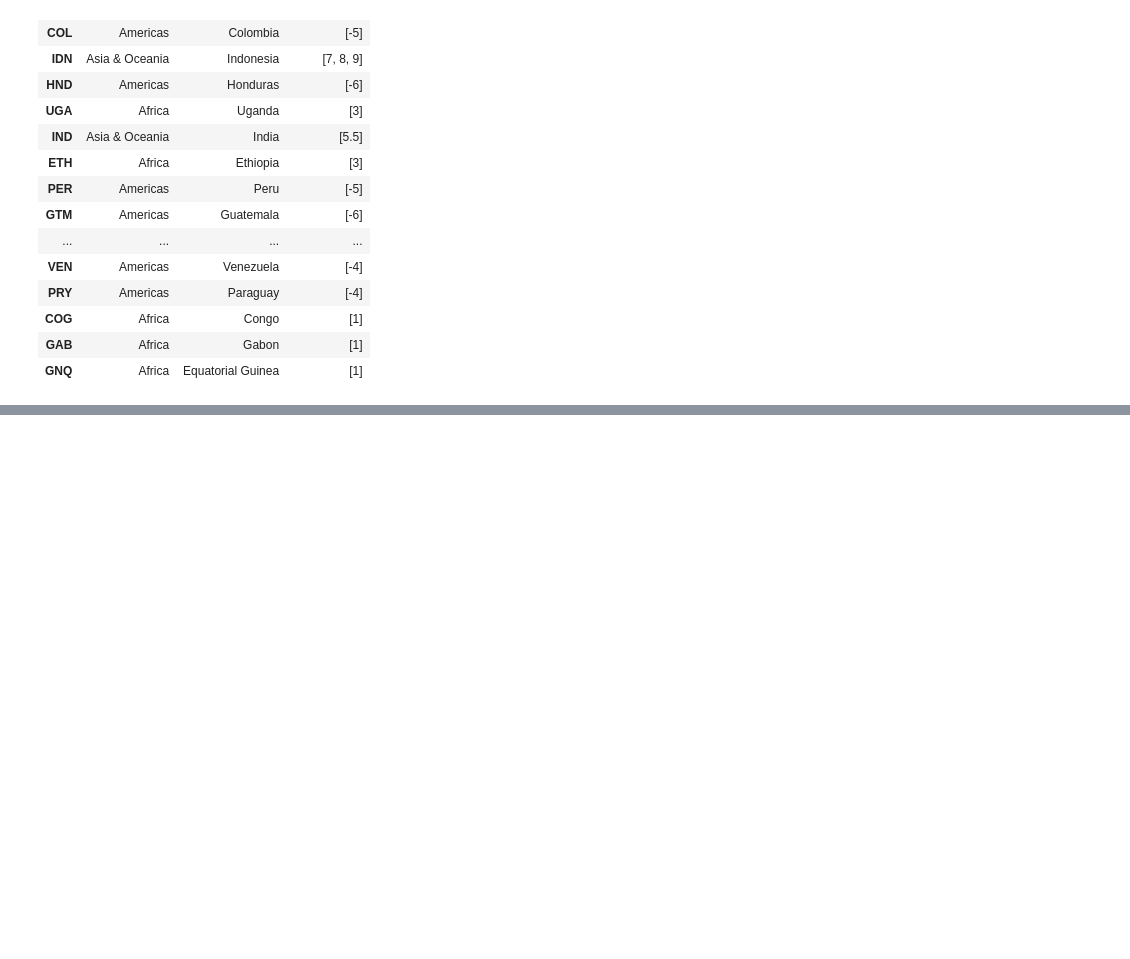
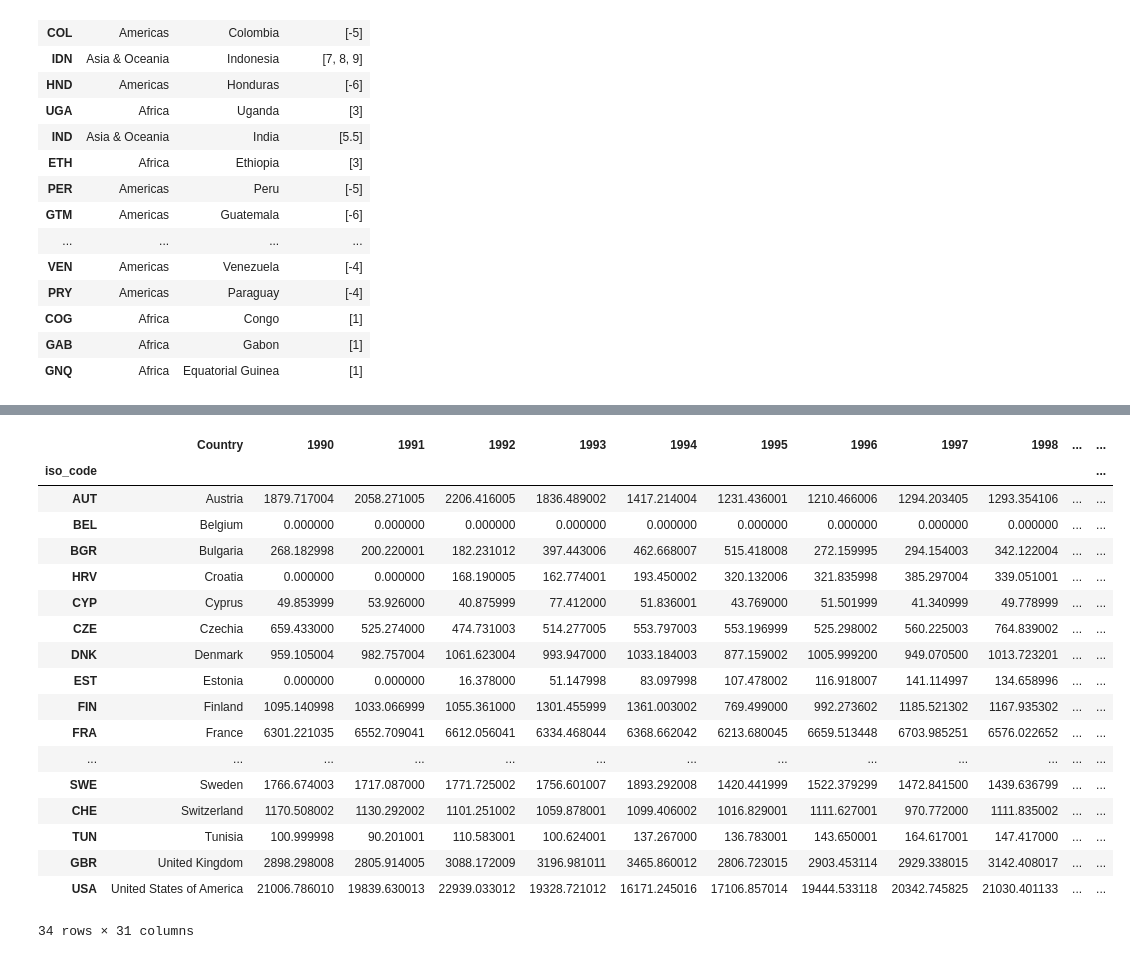
Before and after one commit to Ipgnosis/coffee-analysis, a Jupyter notebook: tz_clusterAnalysis.ipynb, the cells around one changed output, grey strips where cells are left out. Cells and saved outputs as stored; diff of their text form; code cells hidden in the pictures; blank space fills up the shorter version.

```diff
--- a/tz_clusterAnalysis.ipynb
+++ b/tz_clusterAnalysis.ipynb
@@ -15,11 +17,12 @@ DATA_DIR_STR = os.path.join(CURRENT_DIR_STR, 'data')
 DATA_DIR_PATH = Path(DATA_DIR_STR)
 sys.path.append(DATA_DIR_PATH)
 # %%
-# read the exporters.json file into a dataframe
+# read the producer exporter .json file into a dataframe
 
 country_file_path = Path(os.path.join(DATA_DIR_STR, 'prod_exp.json'))
-exporters_df = pd.DataFrame.transpose(pd.read_json(country_file_path))
-exporters_df
+prod_exp_df = pd.DataFrame.transpose(pd.read_json(country_file_path))
+
+prod_exp_df
 # %% [output]
 |  | region | country | time_zones |
 | BRA | Americas | Brazil | [-5, -4, -3, -2] |
@@ -64,0 +172,53 @@ importers_df
+# %%
+# load the coffee import data into a dataframe and reorganize the data
+
+# Imports by selected importing countries in thousand 60-kg bags
+c_2b = "Imports by selected importing countries in thousand 60-kg bags"
+xl_2b = "2b - Imports.xlsx"
+prod_path = Path(os.path.join(DATA_DIR_STR, xl_2b))
+df2b = pd.read_excel(prod_path, engine="openpyxl").fillna(0)
+
+# drop the superfluous rows
+df2b.drop([0, 3, 36], inplace=True)
+
+# change the Country column names
+df2b.rename(columns={"Calendar years": "Country"}, inplace=True)
+
+# sort the dataframes by Country and strip white space from country names
+df2b["Country"] = df2b["Country"].apply(lambda x: x.strip())
+df2b.sort_values(by=["Country"], inplace=True)
+
+# reset the index to iso code for df2b
+
+iso_code = []
+
+for i, drow in df2b.iterrows():
+    for j, prow in imp_exp_df.iterrows():
+        if drow["Country"] == prow["country"]:
+            iso_code.append(j)
+            break
+
+df2b["iso_code"] = iso_code
+df2b.set_index(["iso_code"], inplace=True)
+
+df2b
+# %% [output]
+|  | Country | 1990 | 1991 | 1992 | 1993 | 1994 | 1995 | 1996 | 1997 | 1998 | ... | ... |
+| iso_code |  |  |  |  |  |  |  |  |  |  |  | ... |
+| AUT | Austria | 1879.717004 | 2058.271005 | 2206.416005 | 1836.489002 | 1417.214004 | 1231.436001 | 1210.466006 | 1294.203405 | 1293.354106 | ... | ... |
+| BEL | Belgium | 0.000000 | 0.000000 | 0.000000 | 0.000000 | 0.000000 | 0.000000 | 0.000000 | 0.000000 | 0.000000 | ... | ... |
+| BGR | Bulgaria | 268.182998 | 200.220001 | 182.231012 | 397.443006 | 462.668007 | 515.418008 | 272.159995 | 294.154003 | 342.122004 | ... | ... |
+| HRV | Croatia | 0.000000 | 0.000000 | 168.190005 | 162.774001 | 193.450002 | 320.132006 | 321.835998 | 385.297004 | 339.051001 | ... | ... |
+| CYP | Cyprus | 49.853999 | 53.926000 | 40.875999 | 77.412000 | 51.836001 | 43.769000 | 51.501999 | 41.340999 | 49.778999 | ... | ... |
+| CZE | Czechia | 659.433000 | 525.274000 | 474.731003 | 514.277005 | 553.797003 | 553.196999 | 525.298002 | 560.225003 | 764.839002 | ... | ... |
+| DNK | Denmark | 959.105004 | 982.757004 | 1061.623004 | 993.947000 | 1033.184003 | 877.159002 | 1005.999200 | 949.070500 | 1013.723201 | ... | ... |
+| EST | Estonia | 0.000000 | 0.000000 | 16.378000 | 51.147998 | 83.097998 | 107.478002 | 116.918007 | 141.114997 | 134.658996 | ... | ... |
+| FIN | Finland | 1095.140998 | 1033.066999 | 1055.361000 | 1301.455999 | 1361.003002 | 769.499000 | 992.273602 | 1185.521302 | 1167.935302 | ... | ... |
+| FRA | France | 6301.221035 | 6552.709041 | 6612.056041 | 6334.468044 | 6368.662042 | 6213.680045 | 6659.513448 | 6703.985251 | 6576.022652 | ... | ... |
+| ... | ... | ... | ... | ... | ... | ... | ... | ... | ... | ... | ... | ... |
+| SWE | Sweden | 1766.674003 | 1717.087000 | 1771.725002 | 1756.601007 | 1893.292008 | 1420.441999 | 1522.379299 | 1472.841500 | 1439.636799 | ... | ... |
+| CHE | Switzerland | 1170.508002 | 1130.292002 | 1101.251002 | 1059.878001 | 1099.406002 | 1016.829001 | 1111.627001 | 970.772000 | 1111.835002 | ... | ... |
+| TUN | Tunisia | 100.999998 | 90.201001 | 110.583001 | 100.624001 | 137.267000 | 136.783001 | 143.650001 | 164.617001 | 147.417000 | ... | ... |
+| GBR | United Kingdom | 2898.298008 | 2805.914005 | 3088.172009 | 3196.981011 | 3465.860012 | 2806.723015 | 2903.453114 | 2929.338015 | 3142.408017 | ... | ... |
+| USA | United States of America | 21006.786010 | 19839.630013 | 22939.033012 | 19328.721012 | 16171.245016 | 17106.857014 | 19444.533118 | 20342.745825 | 21030.401133 | ... | ... |
+34 rows × 31 columns
```
Also changed, not shown: parts of 20 cells of this notebook, 1 other file.
